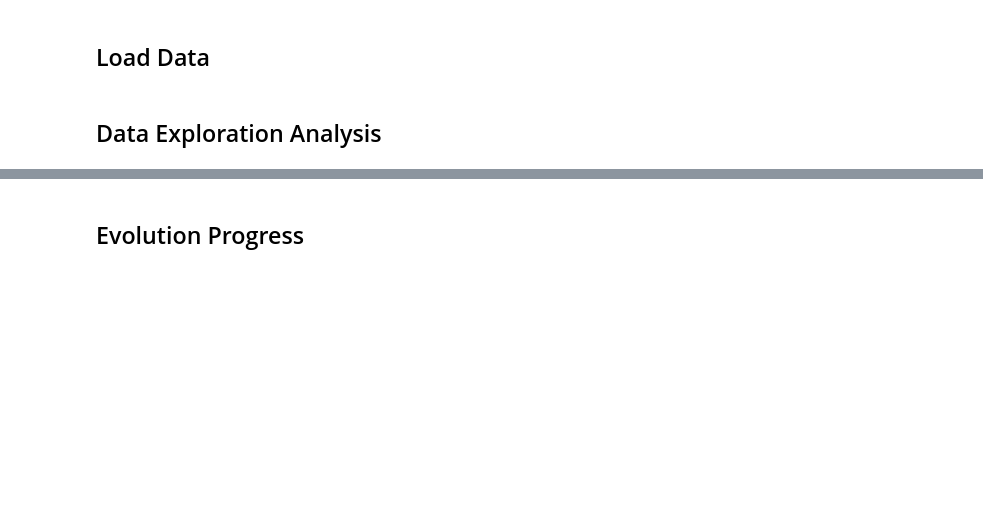
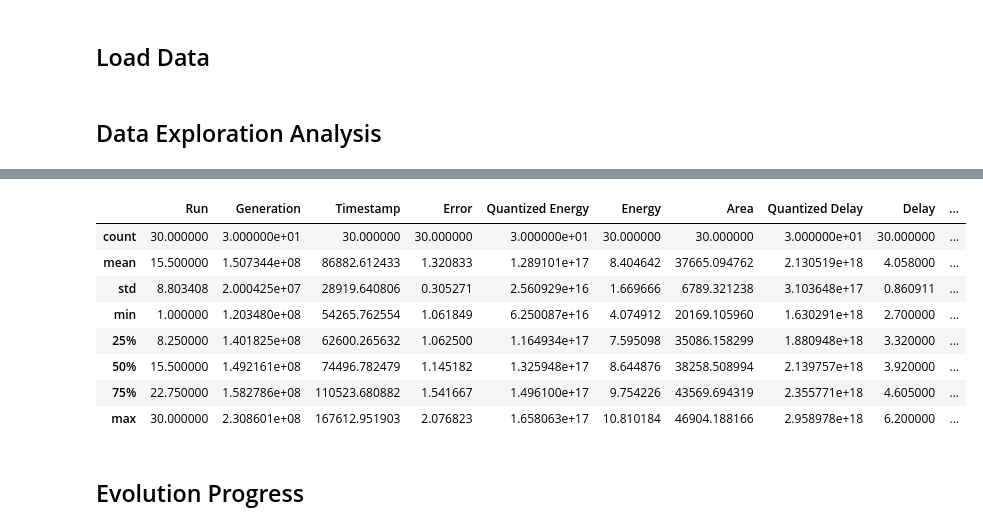
Before and after one commit to mlorinc/cnn-cgp-compressor, a Jupyter notebook: cmd/compress/all_layers.ipynb, the cells around one changed output, grey strips where cells are left out. Cells and saved outputs as stored; diff of their text form; code cells hidden in the pictures; blank space fills up the shorter version.

```diff
--- a/cmd/compress/all_layers.ipynb
+++ b/cmd/compress/all_layers.ipynb
@@ -121,3 +176,16 @@ df.describe()
+# %%
+df = df if df is not None else load_dfs(best_solution=True, model_acc=True, unique=True)
+df.describe()
+# %% [output]
+|  | Run | Generation | Timestamp | Error | Quantized Energy | Energy | Area | Quantized Delay | Delay | ... |
+| count | 30.000000 | 3.000000e+01 | 30.000000 | 30.000000 | 3.000000e+01 | 30.000000 | 30.000000 | 3.000000e+01 | 30.000000 | ... |
+| mean | 15.500000 | 1.507344e+08 | 86882.612433 | 1.320833 | 1.289101e+17 | 8.404642 | 37665.094762 | 2.130519e+18 | 4.058000 | ... |
+| std | 8.803408 | 2.000425e+07 | 28919.640806 | 0.305271 | 2.560929e+16 | 1.669666 | 6789.321238 | 3.103648e+17 | 0.860911 | ... |
+| min | 1.000000 | 1.203480e+08 | 54265.762554 | 1.061849 | 6.250087e+16 | 4.074912 | 20169.105960 | 1.630291e+18 | 2.700000 | ... |
+| 25% | 8.250000 | 1.401825e+08 | 62600.265632 | 1.062500 | 1.164934e+17 | 7.595098 | 35086.158299 | 1.880948e+18 | 3.320000 | ... |
+| 50% | 15.500000 | 1.492161e+08 | 74496.782479 | 1.145182 | 1.325948e+17 | 8.644876 | 38258.508994 | 2.139757e+18 | 3.920000 | ... |
+| 75% | 22.750000 | 1.582786e+08 | 110523.680882 | 1.541667 | 1.496100e+17 | 9.754226 | 43569.694319 | 2.355771e+18 | 4.605000 | ... |
+| max | 30.000000 | 2.308601e+08 | 167612.951903 | 2.076823 | 1.658063e+17 | 10.810184 | 46904.188166 | 2.958978e+18 | 6.200000 | ... |
 # %% [markdown]
 ## Evolution Progress
 # %%
```
Also changed, not shown: parts of 12 cells of this notebook, 11 other files.
